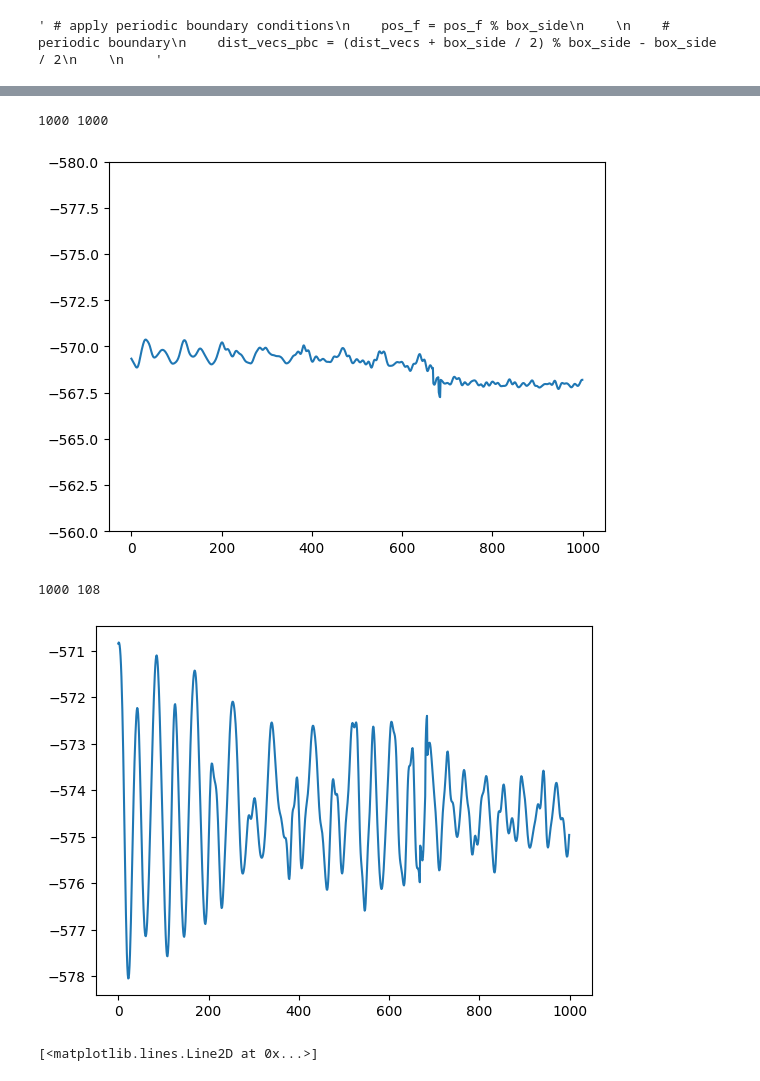
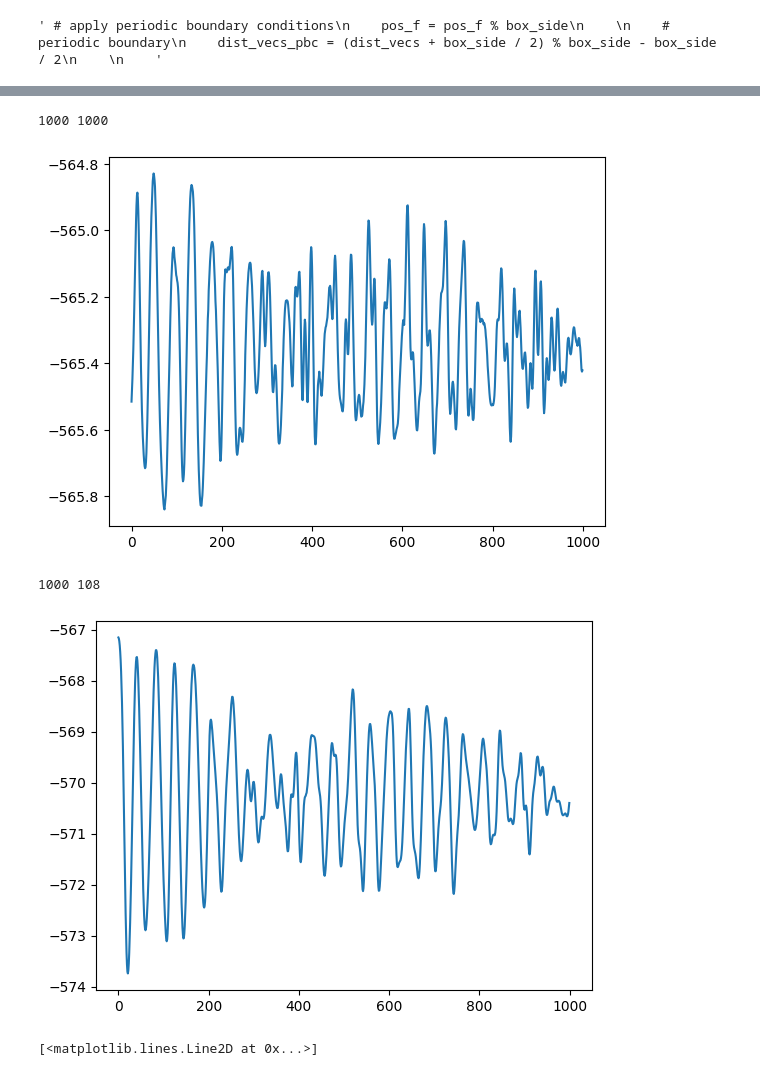
Before and after one commit to anahelena00/MS, a Jupyter notebook: try.ipynb, the cells around one changed output, grey strips where cells are left out. Saved outputs shown, nothing was run; the diff lists cells and outputs as text; code cells hidden in the pictures.

```diff
--- a/try.ipynb
+++ b/try.ipynb
@@ -75,10 +61,9 @@ def calculate_potential_energy(R, L):
         for j in range(i + 1, N):
             distance = np.linalg.norm(R[i] - R[j])  # Euclidean distance between particles i and j
             #cutoffinteraction(distance,L/2)
-            print(type(distance <L/2)) ##float 64 vs float 32
-            ###change this!!!
-            #if (distance < L/2): ###minimum image convention.Maybe with any?
-            energy += lj_potential(distance)
+            cutoffbool = distance <3
+            if cutoffbool: ###minimum image convention
+                energy += lj_potential(distance)
             #d_i += distance
             #distances[i] += distance
     return energy #, distances
@@ -119,7 +104,7 @@ def calculate_forces(R, L):
             ###change forces
             f = -48 * (1 / (r ** 14) - 0.5 / (r ** 8)) * rij
             ##newton's 3rd law reaction-pair: conservation of energy
-            f =cutoffimage(f ,rij ,L/2)
+            f =cutoffimage(f ,rij ,3)
             forces[i] += f
             forces[j] -= f
     return forces
@@ -250,12 +206,12 @@ Es, distances, V, Pos_history, K = simulate(Ncube, T0, L, M, steps, h)
 # %%
 TotalE = K + Es
 print(len(K), len(Es))
 plt.plot(np.arange(0, steps, 1, dtype=int),TotalE)
-plt.ylim(-560, -580)
+#plt.ylim(-560, -580)
 VarE = np.var(TotalE) ###get the variance in a numpy array (maybe in relation to the average!!!)
 # %% [output]
 1000 1000
-[figure, old version]
+[figure, new version]
 # %%
 plt.plot(Es)
 #plt.ylim(0,1000)
@@ -266,7 +222,7 @@ print(len(distances), len(V))
 #####calculate kineticb energy and see if total is contant
 # %% [output]
 1000 108
-[figure, old version]
+[figure, new version]
 # %%
 
 ###plot of energies
```
Also changed, not shown: parts of 6 cells of this notebook.
